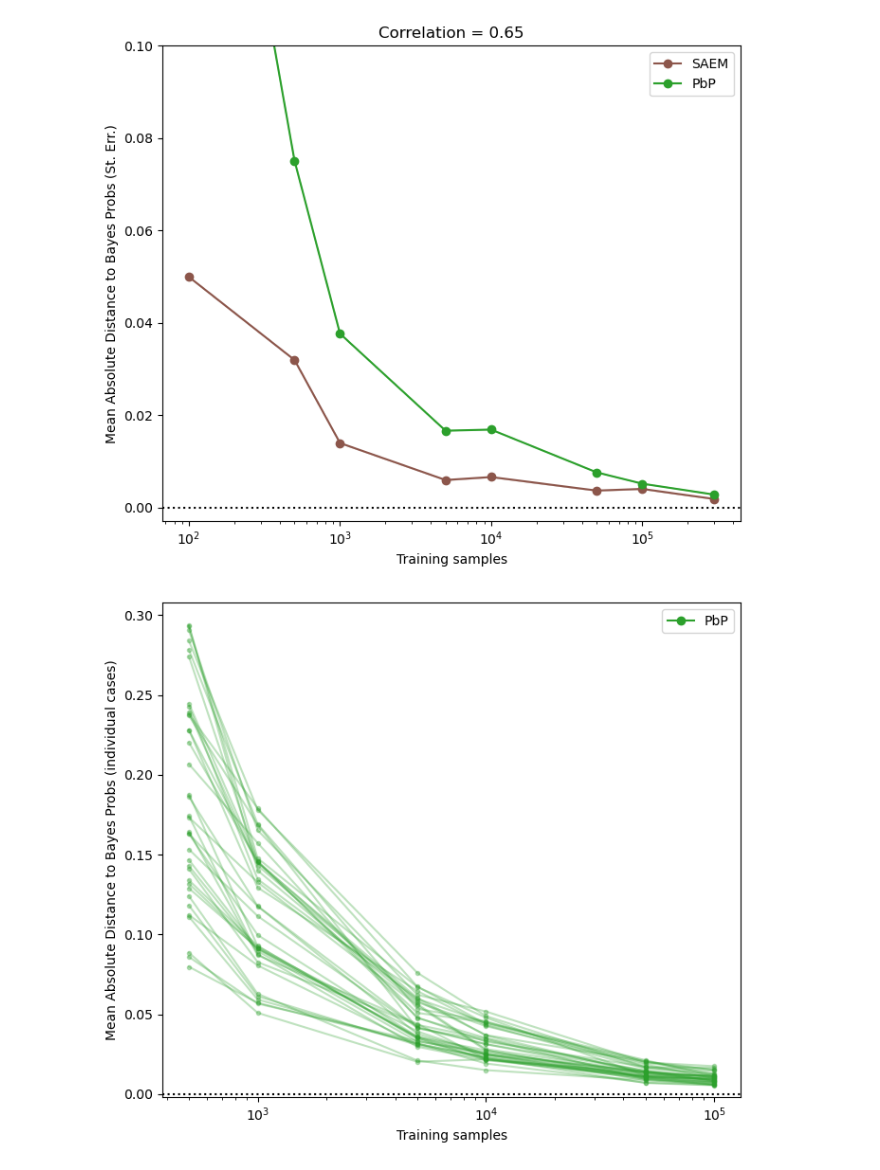
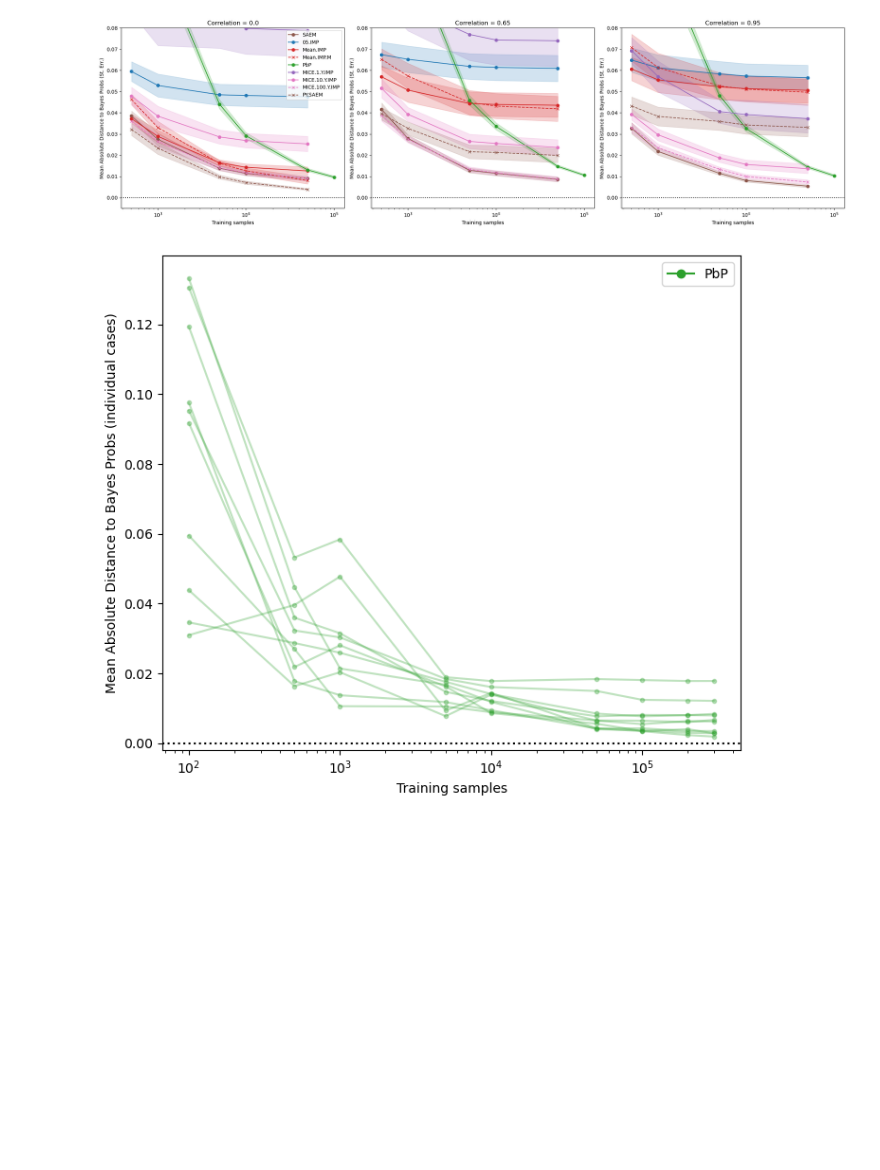
Before and after one commit to ChristopheMuller/logistic_with_NAs, a Jupyter notebook: 7_plot_pred_scores.ipynb, the cells around one changed output. Saved outputs shown, nothing was run; the diff lists cells and outputs as text; code cells hidden in the pictures; blank space fills up the shorter version.

Commit message:
all save

```diff
--- a/7_plot_pred_scores.ipynb
+++ b/7_plot_pred_scores.ipynb
@@ -8,7 +8,7 @@ from utils import *
 from setups import uncertainties, methods_config, metrics_config, variable_config, methods_no_pred_estimate, uncertainties_config, metrics_set_up
 
 
-exp = "ExpC"
+exp = "ExpA"
 
 simulation_set_up = pd.read_csv(os.path.join("data", exp, "simulation_set_up.csv"))
 
@@ -162,38 +162,39 @@ def plot_pred_scores_subplots(
 
 remove_methods=["MICE.IMP", "MICE.M.IMP",  "MICE.M.IMP", "05.IMP.M", "MICE.Y.M.IMP"]
 # remove_methods = None
 # select_methods = None
-select_methods= ["05.IMP", "05.IMP.M", "Mean.IMP", "Mean.IMP.M", "PbP", "CC", "MICE.IMP", "MICE.M.IMP", "MICE.Y.IMP", "MICE.Y.M.IMP", "MICE.10.Y.IMP", "MICE.100.Y.IMP", "SAEM"]
+select_methods= ["05.IMP", "05.IMP.M", "Mean.IMP", "Mean.IMP.M", "PbP", "CC", "MICE.IMP", "MICE.M.IMP", "MICE.Y.IMP", "MICE.Y.M.IMP", "MICE.10.Y.IMP", "MICE.100.Y.IMP", "SAEM", "PY.SAEM"]
 # select_methods= ["MICE.IMP", "MICE.M.IMP",  "MICE.M.IMP", "MICE.Y.M.IMP", "MICE.Y.IMP", "MICE.10.Y.IMP", "MICE.100.Y.IMP"]
+
 
 
 metric = "mae_score_bayes"
 
 plot_pred_scores_subplots(
 
     simulation_set_up,
     metric = metric,
     variable="corr",
     diff_bayes=True,
     pattern = None,
 
-    max_y = 0.10,
-    min_y = -0.003,
+    max_y = 0.08,
+    min_y = -0.005,
 
     log_y=False,
     log_x=True,
 
     remove_methods=remove_methods,
     select_methods=select_methods,
 
     size_height = 6,
     size_width = 7,
 
-    # save="data/ExpA/figures/mae_bayes_ALL.pdf"
+    # save="data/ExpD/figures/brier_ALL.pdf"
 
 )
 # %% [output]
-[figure, old version]
+[figure, new version]
 # %%
 def plot_one_subplot_pred_individual(
         ax,
@@ -361,7 +362,7 @@ plot_pred_scores_subplots_individual(
     # save="data/ExpA/figures/classification_individual_cases.pdf"
 )
 # %% [output]
-[figure, old version]
+[figure, new version]
 # %%
 
 def plot_pred_scores_patterns(
```
Also changed, not shown: parts of 4 cells of this notebook, 7 other files.
